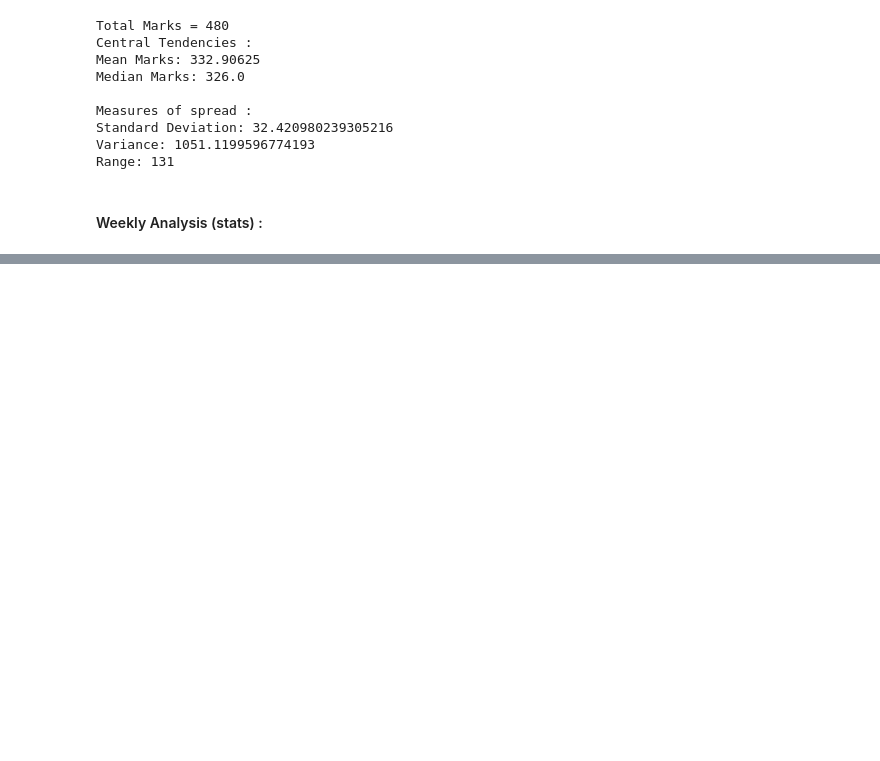
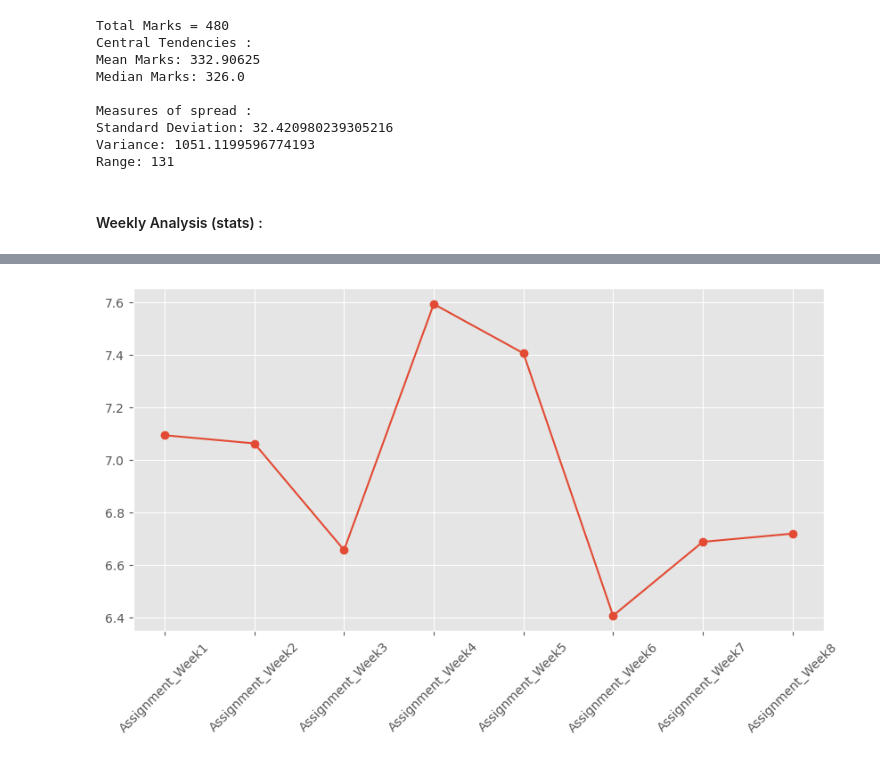
Before and after one commit to MrQuestionbank/Python-Course-Work, a Jupyter notebook: Projects/Data_Analytics_Projects/Students_Analysis.ipynb, the cells around one changed output, grey strips where cells are left out. Saved outputs shown, nothing was run; the diff lists cells and outputs as text; code cells hidden in the pictures; blank space fills up the shorter version.

```diff
--- a/Projects/Data_Analytics_Projects/Students_Analysis.ipynb
+++ b/Projects/Data_Analytics_Projects/Students_Analysis.ipynb
@@ -162,3 +162,8 @@ Variance: 1051.1199596774193
 Range: 131
 # %% [markdown]
 #### Weekly Analysis (stats) :
+# %%
+weekly_assign_avg = df[Assignment_Columns].mean()
+weekly_exam_avg = df[Writternexam_Columns].mean()
+print(f"\n Weekly assignment trends : {weekly_assign_avg} out of 10")
+print(f"\n Weekly written exam trends : {weekly_exam_avg} out of 50")
@@ -164,0 +190,8 @@ Range: 131
+# %%
+# Assignment Trends :
+plt.figure(figsize =(10,5))
+plt.plot(weekly_assign_avg.index, weekly_assign_avg.values, marker = 'o', label = 'Assignment Trends')
+plt.xticks(rotation = 45)
+plt.show()
+# %% [output]
+[figure, added]
```
Also changed, not shown: parts of 2 cells of this notebook.
